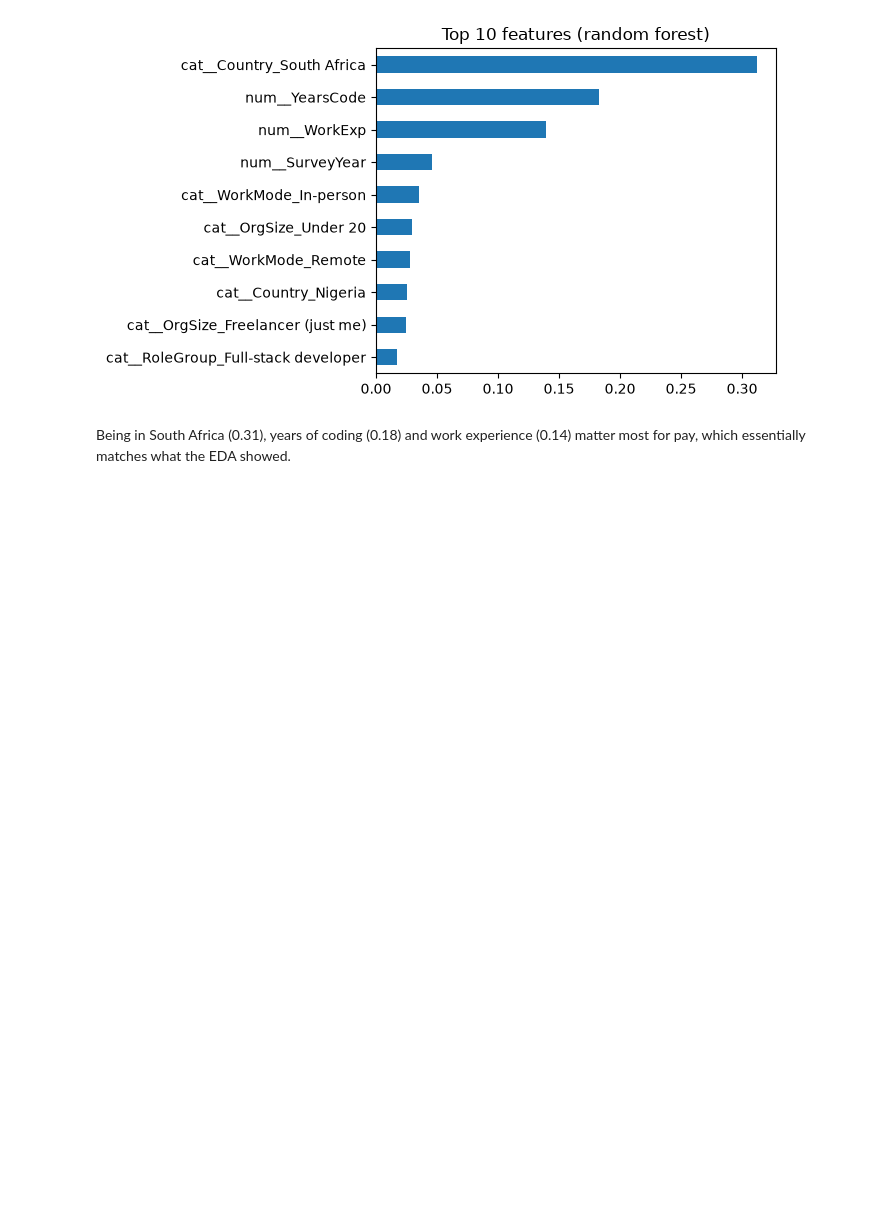
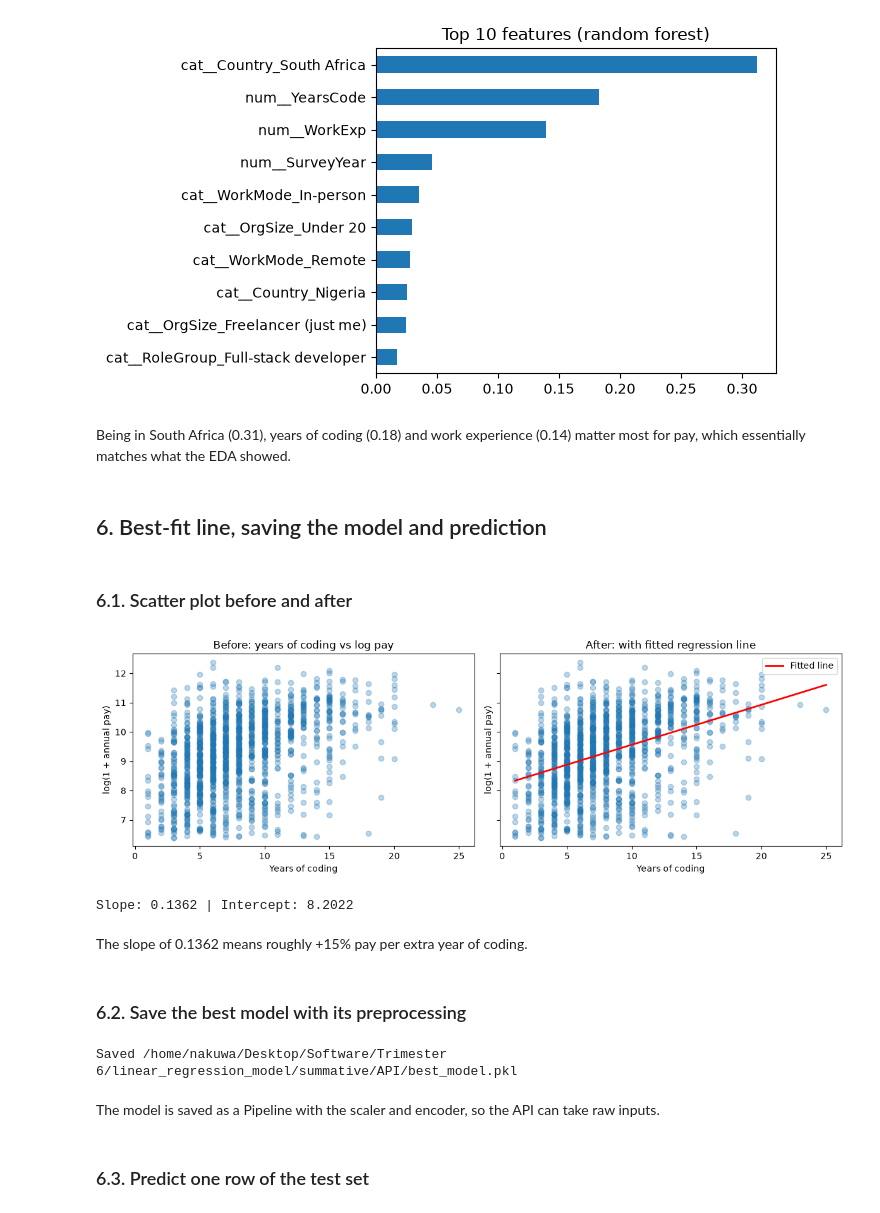
Before and after one commit to nakuwa23/linear_regression_model, a Jupyter notebook: summative/linear_regression/multivariate.ipynb, the cells around one changed output. Drawn from its saved outputs; the diff is of its cells as text; code cells hidden in the pictures; blank space fills up the shorter version.

Commit message:
Save best model pipeline and add one-row prediction function

```diff
--- a/summative/linear_regression/multivariate.ipynb
+++ b/summative/linear_regression/multivariate.ipynb
@@ -455,3 +455,48 @@ plt.show()
 [figure]
 # %% [markdown]
 Being in South Africa (0.31), years of coding (0.18) and work experience (0.14) matter most for pay, which essentially matches what the EDA showed.
+# %% [markdown]
+## 6. Best-fit line, saving the model and prediction
+# %% [markdown]
+### 6.1. Scatter plot before and after
+# %%
+top = "YearsCode"
+
+line = LinearRegression().fit(X_train[[top]], y_train)
+xs = pd.DataFrame({top: np.linspace(df[top].min(), df[top].max(), 100)})
+
+fig, axes = plt.subplots(1, 2, figsize=(12, 4), sharey=True)
+for ax in axes:
+    ax.scatter(df[top], df["LogPay"], alpha=0.3)
+    ax.set(xlabel="Years of coding", ylabel="log(1 + annual pay)")
+axes[0].set_title("Before: years of coding vs log pay")
+axes[1].plot(xs[top], line.predict(xs), color="red", linewidth=2, label="Fitted line")
+axes[1].set_title("After: with fitted regression line")
+axes[1].legend()
+plt.tight_layout()
+plt.show()
+print(f"Slope: {line.coef_[0]:.4f} | Intercept: {line.intercept_:.4f}")
+# %% [output]
+[figure, added]
+Slope: 0.1362 | Intercept: 8.2022
+# %% [markdown]
+The slope of 0.1362 means roughly +15% pay per extra year of coding.
+# %% [markdown]
+### 6.2. Save the best model with its preprocessing
+# %%
+import joblib
+from pathlib import Path
+from sklearn.pipeline import Pipeline
+
+api_dir = Path("../API")
+api_dir.mkdir(exist_ok=True)
+
+best_pipeline = Pipeline([("preprocessor", preprocessor), ("model", sgd)])
+joblib.dump(best_pipeline, api_dir / "best_model.pkl")
+print("Saved", (api_dir / "best_model.pkl").resolve())
+# %% [output]
+Saved /home/nakuwa/Desktop/Software/Trimester 6/linear_regression_model/summative/API/best_model.pkl
+# %% [markdown]
+The model is saved as a Pipeline with the scaler and encoder, so the API can take raw inputs.
+# %% [markdown]
+### 6.3. Predict one row of the test set
```
Also changed, not shown: parts of 2 cells of this notebook, 1 other file.
